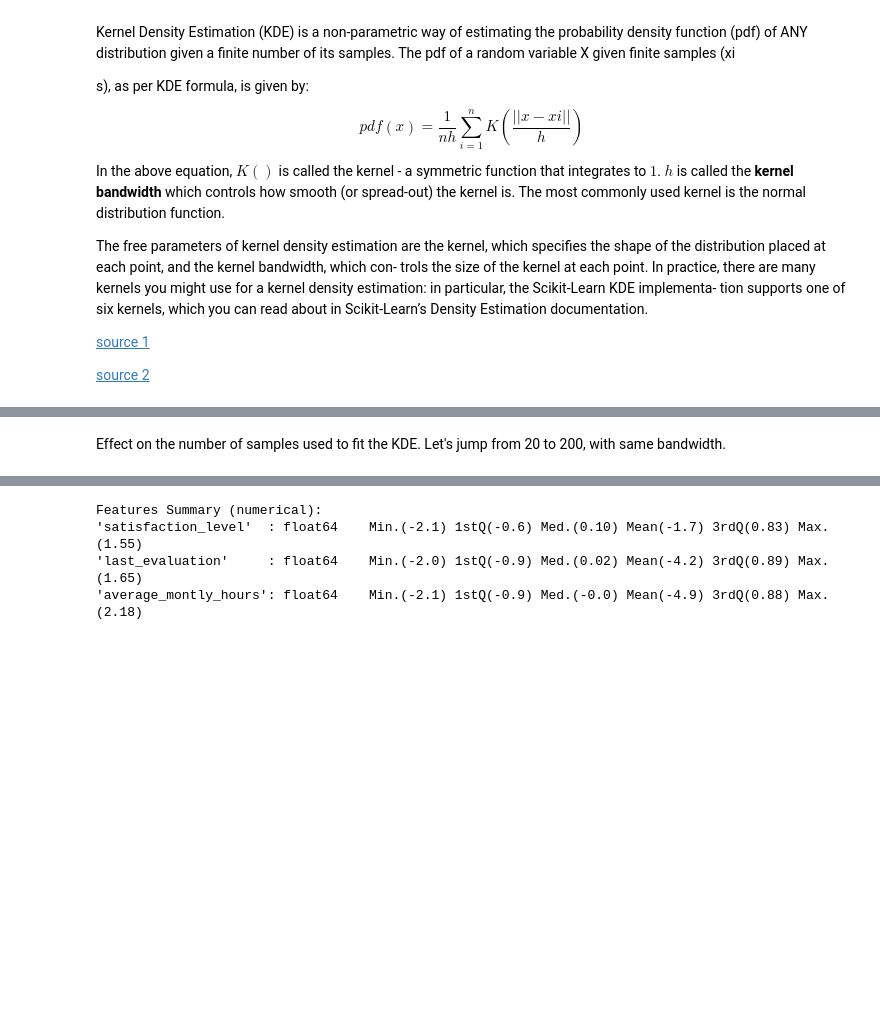
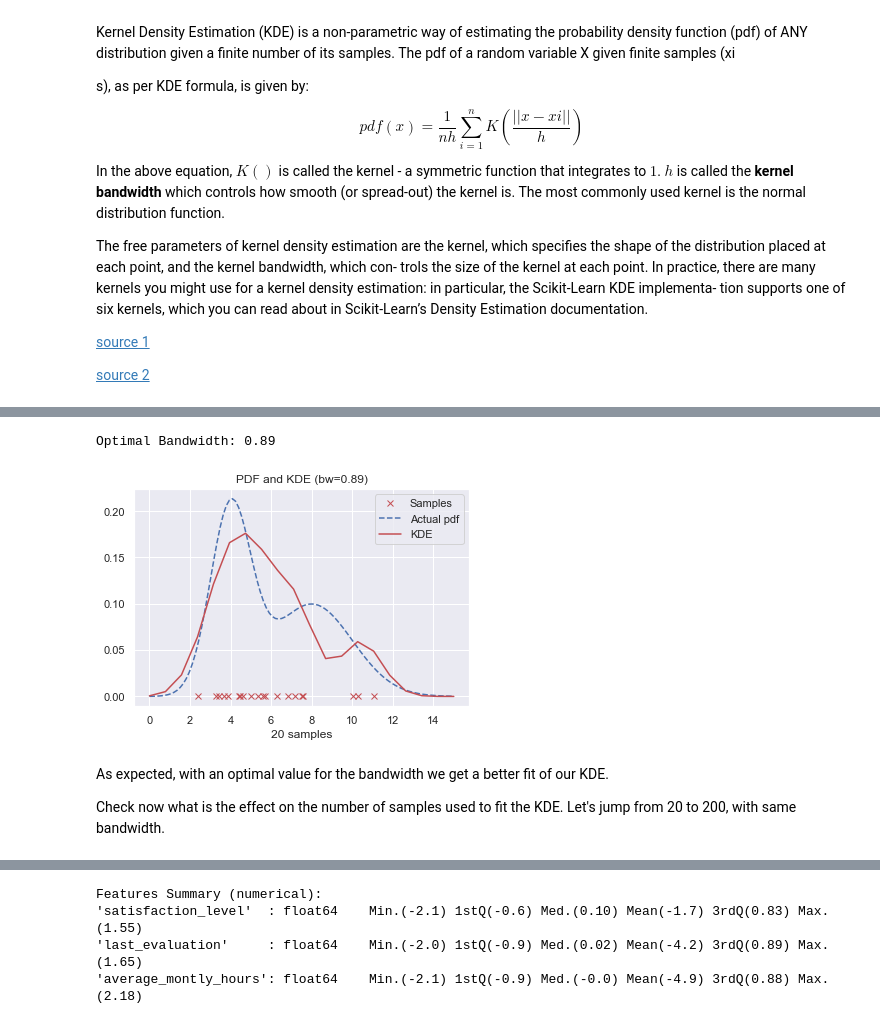
Before and after one commit to renero/class_notebooks, a Jupyter notebook: KDE.ipynb, the cells around one changed output, grey strips where cells are left out. Cells and saved outputs as stored; diff of their text form; code cells hidden in the pictures; blank space fills up the shorter version.

```diff
--- a/KDE.ipynb
+++ b/KDE.ipynb
@@ -99,33 +126,34 @@ bandwidths = 10 ** np.linspace(-1, 1, 100)
 grid = GridSearchCV(KernelDensity(kernel='gaussian'),
                     {'bandwidth': bandwidths},
                     cv=LeaveOneOut())
-grid.fit(x[:, None]);
+grid.fit(samples);
 bandwidth = grid.best_params_['bandwidth']
 print('Optimal Bandwidth: {:.2f}'.format(bandwidth))
+# %% [output]
+Optimal Bandwidth: 0.89
 # %%
-# Generate samples
-n_samples = 20
-samples = generate_samples(n_samples, mu1, sigma1, mu2, sigma2)
-samples = samples.T
-
-# instantiate and fit the KDE model
+# instantiate and fit the KDE model over the samples
 kde = KernelDensity(bandwidth=bandwidth, kernel='gaussian')
 kde.fit(samples)
 
 # score_samples returns the log of the probability density
 x_d = np.linspace(x_min, x_max, n_samples).reshape(-1, 1)
 logprob = kde.score_samples(x_d)
 
 # plt.fill_between(x_d, np.exp(logprob), alpha=0.5)
 plt.plot(samples, np.zeros(n_samples), 'rx', label='Samples')
 plt.plot(x, y, 'b--', label="Actual pdf")
 plt.plot(x_d, np.exp(logprob), 'r-', label='KDE')
 plt.legend()
 plt.title('PDF and KDE (bw={:.2f})'.format(bandwidth))
 plt.xlabel('20 samples')
 plt.show();
+# %% [output]
+[figure, added]
 # %% [markdown]
-Effect on the number of samples used to fit the KDE. Let's jump from 20 to 200, with same bandwidth.
+As expected, with an optimal value for the bandwidth we get a better fit of our KDE.
+
+Check now what is the effect on the number of samples used to fit the KDE. Let's jump from 20 to 200, with same bandwidth.
 # %%
 # Generate more samples
 n_samples = 200
```
Also changed, not shown: parts of 24 cells of this notebook.
